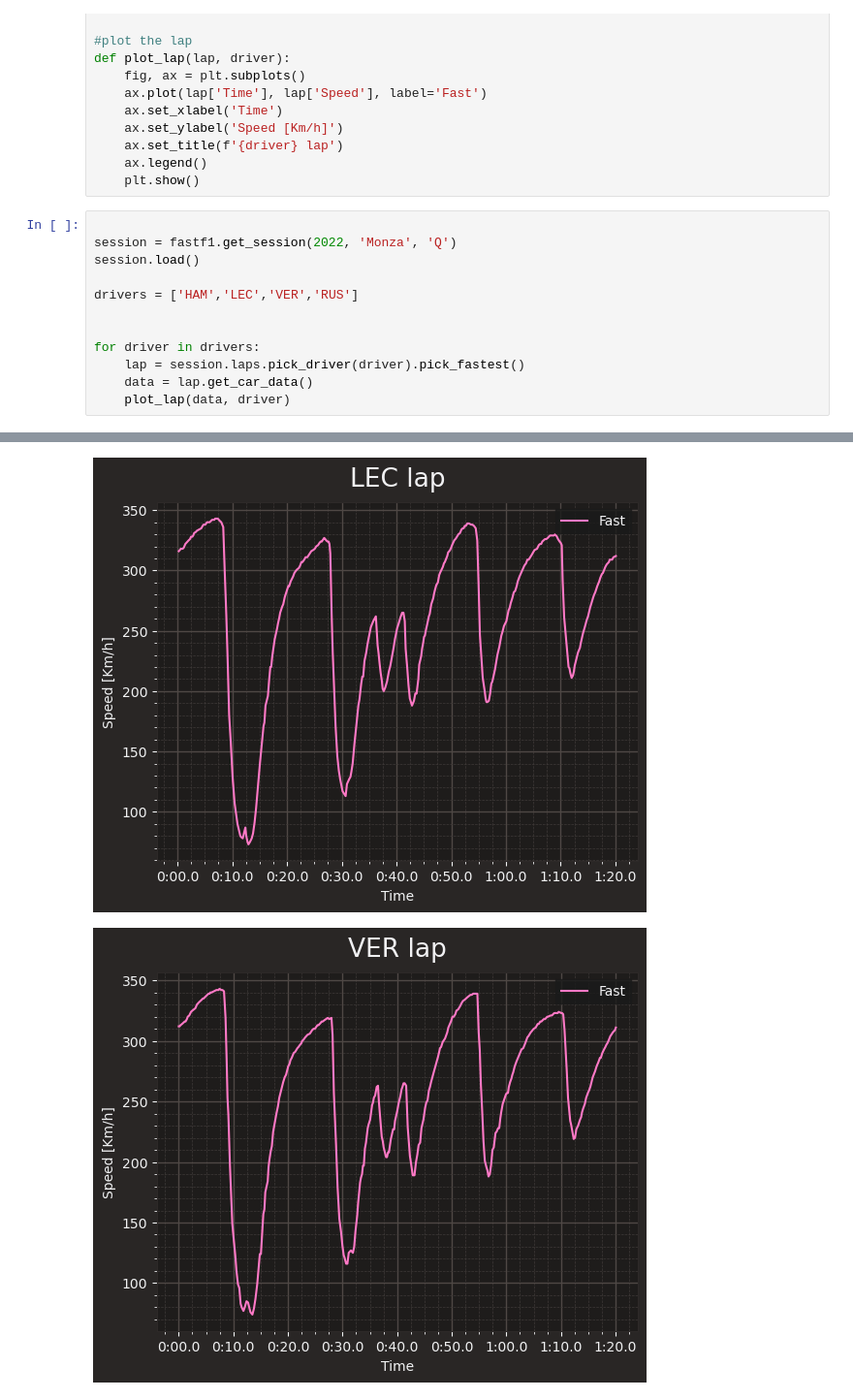
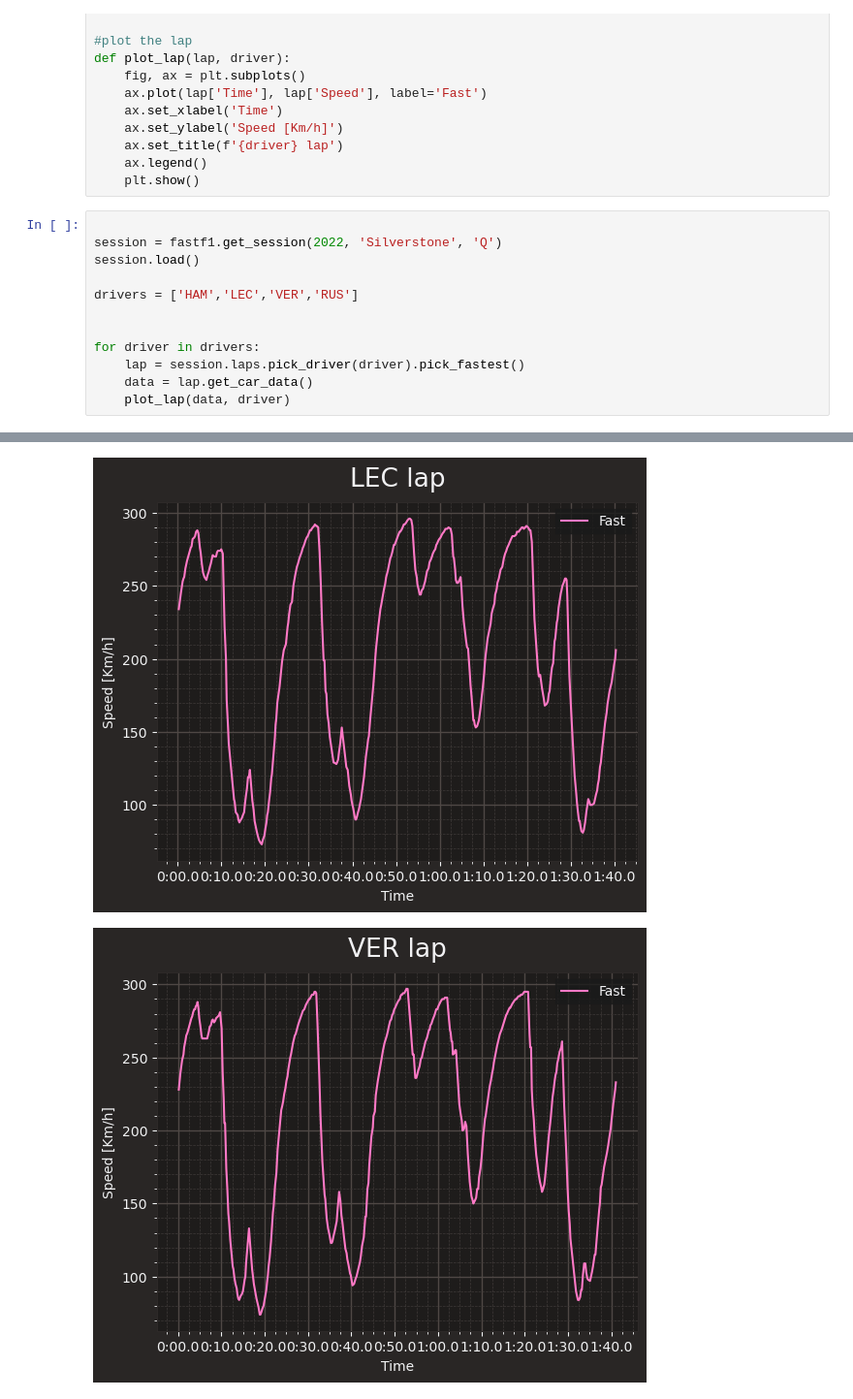
Before and after one commit to QSX23/NBA_data, a Jupyter notebook: f1.ipynb, the cells around one changed output, grey strips where cells are left out. Shown at 97% size. Cells and saved outputs as stored; diff of their text form.

```diff
--- a/f1.ipynb
+++ b/f1.ipynb
@@ -21,7 +21,7 @@ def plot_lap(lap, driver):
     plt.show()
 # %%
 
-session = fastf1.get_session(2022, 'Monza', 'Q')
+session = fastf1.get_session(2022, 'Silverstone', 'Q')
 session.load()
 
 drivers = ['HAM','LEC','VER','RUS']
@@ -48,2 +53,2 @@ core           INFO     Finished loading data for 20 drivers: ['16', '1', '55',
-[figure, old version]
+[figure, new version]
-[figure, old version]
+[figure, new version]
```
Also changed, not shown: parts of 1 cell of this notebook, 21 other files.
